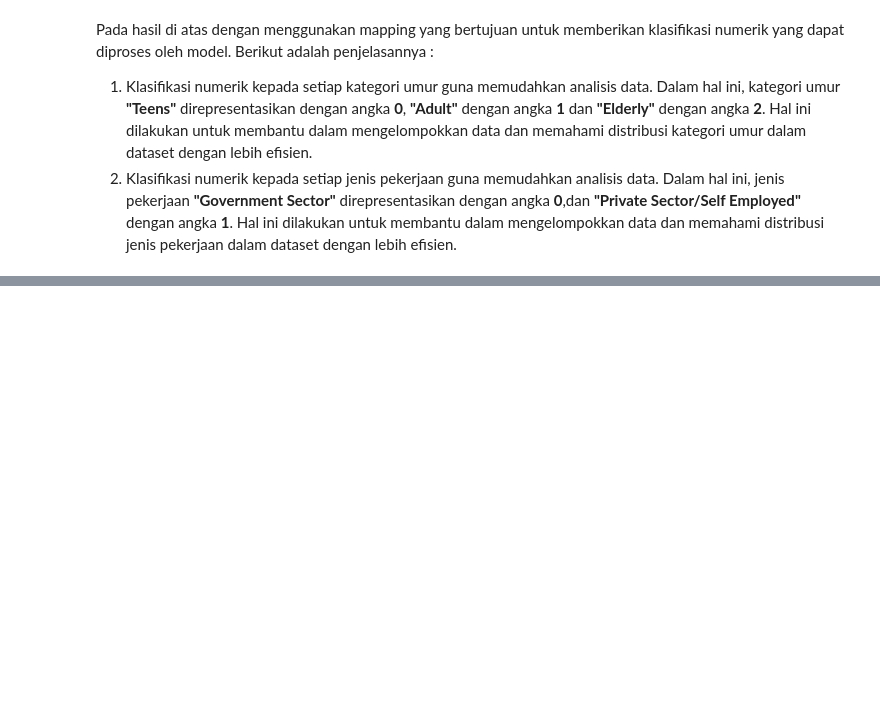
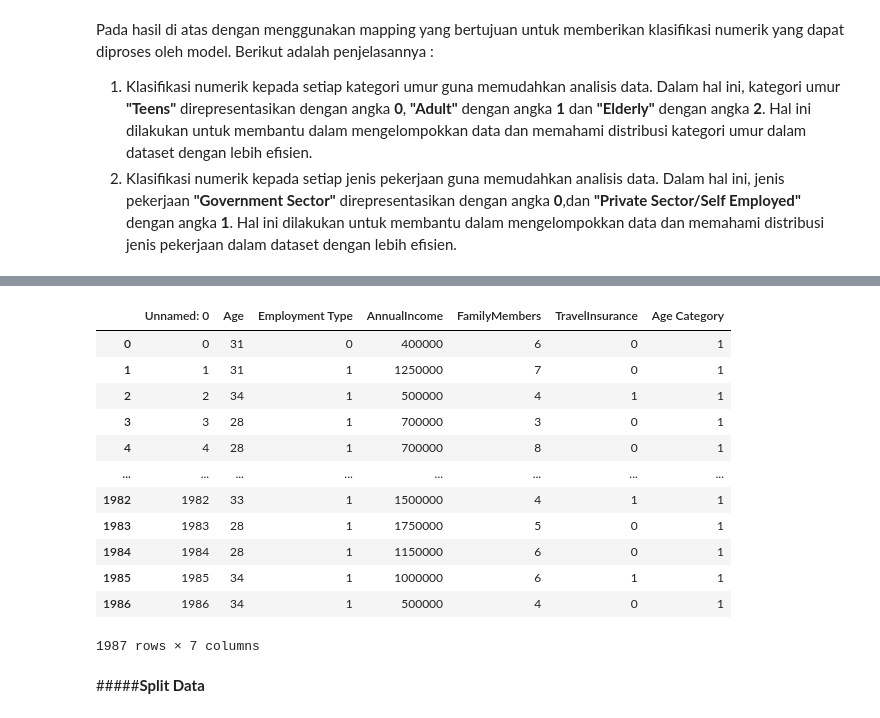
Before and after one commit to aliefAdityaa/Muhammad-Alief-Aditya-2, a Jupyter notebook: Praktikum_DATA_MINING.ipynb, the cells around one changed output, grey strips where cells are left out. Saved outputs shown, nothing was run; the diff lists cells and outputs as text; code cells hidden in the pictures; blank space fills up the shorter version.

```diff
--- a/Praktikum_DATA_MINING.ipynb
+++ b/Praktikum_DATA_MINING.ipynb
@@ -532,0 +601,18 @@ df.to_csv('Data Cleaned.csv',index=False)
+# %%
+df2_baru
+# %% [output]
+|  | Unnamed: 0 | Age | Employment Type | AnnualIncome | FamilyMembers | TravelInsurance | Age Category |
+| 0 | 0 | 31 | 0 | 400000 | 6 | 0 | 1 |
+| 1 | 1 | 31 | 1 | 1250000 | 7 | 0 | 1 |
+| 2 | 2 | 34 | 1 | 500000 | 4 | 1 | 1 |
+| 3 | 3 | 28 | 1 | 700000 | 3 | 0 | 1 |
+| 4 | 4 | 28 | 1 | 700000 | 8 | 0 | 1 |
+| ... | ... | ... | ... | ... | ... | ... | ... |
+| 1982 | 1982 | 33 | 1 | 1500000 | 4 | 1 | 1 |
+| 1983 | 1983 | 28 | 1 | 1750000 | 5 | 0 | 1 |
+| 1984 | 1984 | 28 | 1 | 1150000 | 6 | 0 | 1 |
+| 1985 | 1985 | 34 | 1 | 1000000 | 6 | 1 | 1 |
+| 1986 | 1986 | 34 | 1 | 500000 | 4 | 0 | 1 |
+1987 rows × 7 columns
+# %% [markdown]
+#####**Split Data**
```
Also changed, not shown: parts of 61 cells of this notebook.
